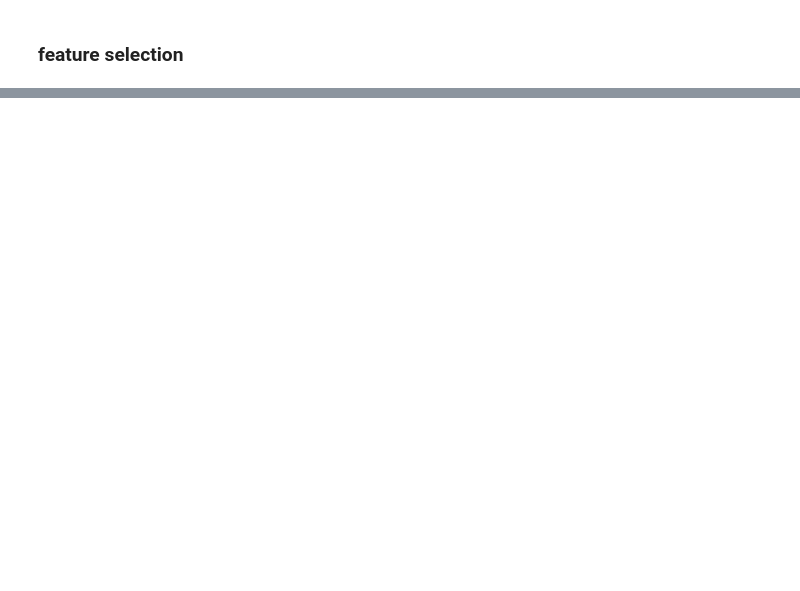
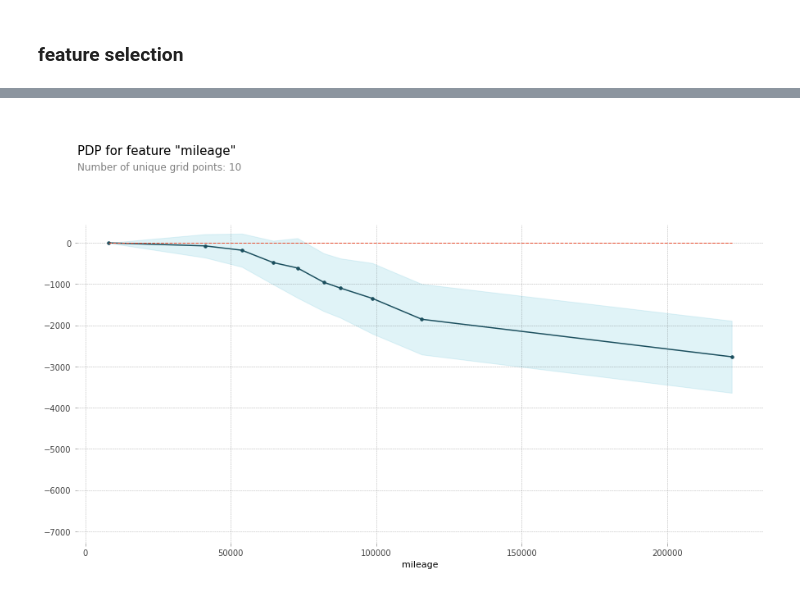
Before and after one commit to Terrencebosco/Build_week_2, a Jupyter notebook: build_week_2_(working).ipynb, the cells around one changed output, grey strips where cells are left out. Cells and saved outputs as stored; diff of their text form; code cells hidden in the pictures; blank space fills up the shorter version.

```diff
--- a/build_week_2_(working).ipynb
+++ b/build_week_2_(working).ipynb
@@ -539,0 +632,16 @@ Validation Accuracy 982.3365191740412
+# %%
+# partial dependence plot
+feature = 'mileage'
+
+# create isolared value
+isolated = pdp_isolate(
+    model=model,
+    dataset=X_val_int,
+    model_features=X_val_int.columns,
+    feature=feature
+)
+
+# plot isolated partial dependenct
+pdp_plot(isolated, feature_name=feature);
+# %% [output]
+[figure, added]
```
Also changed, not shown: parts of 28 cells of this notebook.
